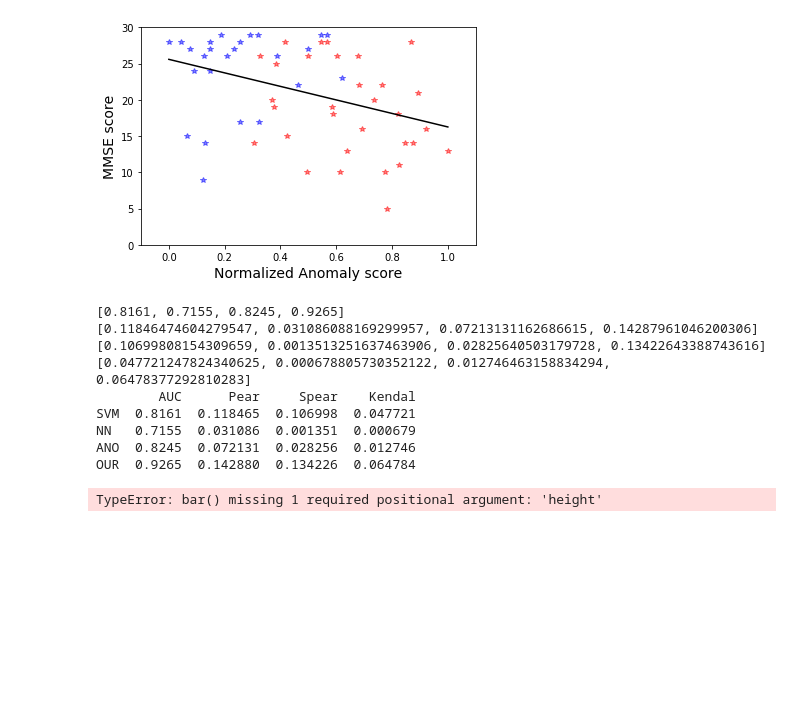
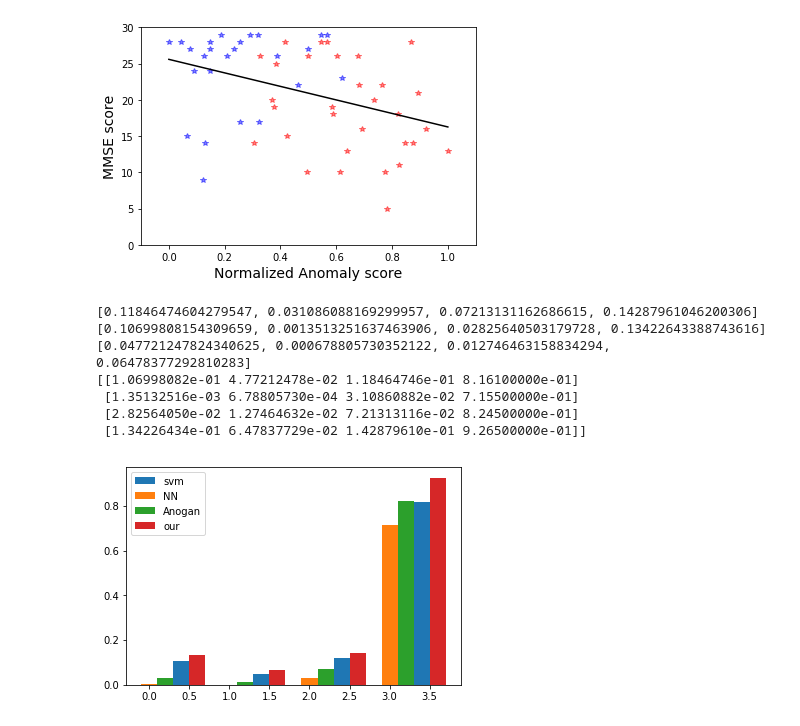
Before and after one commit to Hyunjae-Kim/pentagon_dementia, a Jupyter notebook: paper_figure/comparison.ipynb, the cells around one changed output. Drawn from its saved outputs; the diff is of its cells as text; code cells hidden in the pictures; blank space fills up the shorter version.

Commit message:
comparison_plot

```diff
--- a/paper_figure/comparison.ipynb
+++ b/paper_figure/comparison.ipynb
@@ -71,25 +72,35 @@ pearson's : 0.14287961046200306 0.00407561808395113
 spearman's : 0.13422643388743616 0.005484712848897599
 kendall : 0.06478377292810283 0.0068615959241658565
 [figure]
-# %%
-print(auc_list)
-print(pear_list)
-print(spear_list)
-print(kendal_list)
-perform_arr = pd.DataFrame(list(zip(auc_list,pear_list,spear_list,kendal_list)),
-                          columns = ['AUC', 'Pear', 'Spear', 'Kendal'],
-                          index = ['SVM','NN','ANO','OUR'])
-print(perform_arr)
-
-sns.barplot(data = perform_arr, x=['AUC', 'Pear', 'Spear', 'Kendal'])
-# %% [output]
-[0.8161, 0.7155, 0.8245, 0.9265]
-[0.11846474604279547, 0.031086088169299957, 0.07213131162686615, 0.14287961046200306]
-[0.10699808154309659, 0.0013513251637463906, 0.02825640503179728, 0.13422643388743616]
-[0.047721247824340625, 0.000678805730352122, 0.012746463158834294, 0.06478377292810283]
-        AUC      Pear     Spear    Kendal
-SVM  0.8161  0.118465  0.106998  0.047721
-NN   0.7155  0.031086  0.001351  0.000679
-ANO  0.8245  0.072131  0.028256  0.012746
-OUR  0.9265  0.142880  0.134226  0.064784
-TypeError: bar() missing 1 required positional argument: 'height'
+# %%
+### print(auc_list)
+print(pear_list)
+print(spear_list)
+print(kendal_list)
+value_arr = np.array(list(zip(spear_list,kendal_list,pear_list,auc_list)))
+method_list = ['SVM', 'NN', 'AnoGAN', 'Our']
+meas_list = ['auc', 'pear', 'spear', 'kendal', 'method']
+print(value_arr)
+
+width = 0.2
+p1 = plt.bar(np.arange(4)+width*2, value_arr[0], width=width, label='svm')
+p2 = plt.bar(np.arange(4), value_arr[1], width=width, label='NN')
+p1 = plt.bar(np.arange(4)+width, value_arr[2], width=width, label='Anogan')
+p2 = plt.bar(np.arange(4)+width*3, value_arr[3], width=width, label='our')
+plt.legend()
+plt.show()
+# df = pd.DataFrame(list(zip(auc_list,pear_list,spear_list,kendal_list, method_list)),
+#                           columns=meas_list)
+# # df.index.name='method'
+# df.columns.name = 'measure'
+# print(df)
+# sns.barplot(data = perform_arr, x=meas_list, y=meas_list,  hue='method')
+# %% [output]
+[0.11846474604279547, 0.031086088169299957, 0.07213131162686615, 0.14287961046200306]
+[0.10699808154309659, 0.0013513251637463906, 0.02825640503179728, 0.13422643388743616]
+[0.047721247824340625, 0.000678805730352122, 0.012746463158834294, 0.06478377292810283]
+[[1.06998082e-01 4.77212478e-02 1.18464746e-01 8.16100000e-01]
+ [1.35132516e-03 6.78805730e-04 3.10860882e-02 7.15500000e-01]
+ [2.82564050e-02 1.27464632e-02 7.21313116e-02 8.24500000e-01]
+ [1.34226434e-01 6.47837729e-02 1.42879610e-01 9.26500000e-01]]
+[figure, added]
```
Also changed, not shown: parts of 1 cell of this notebook.
